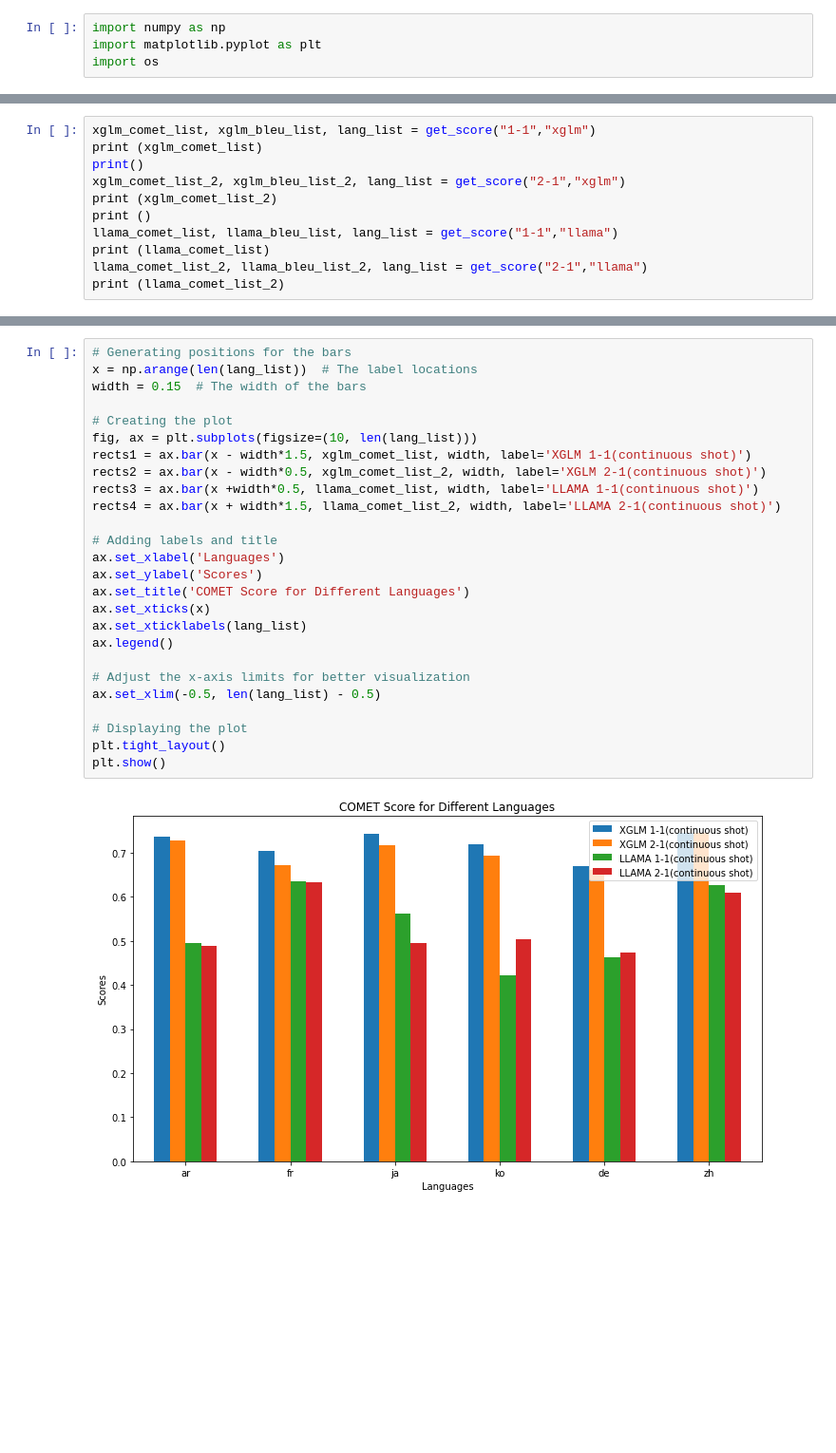
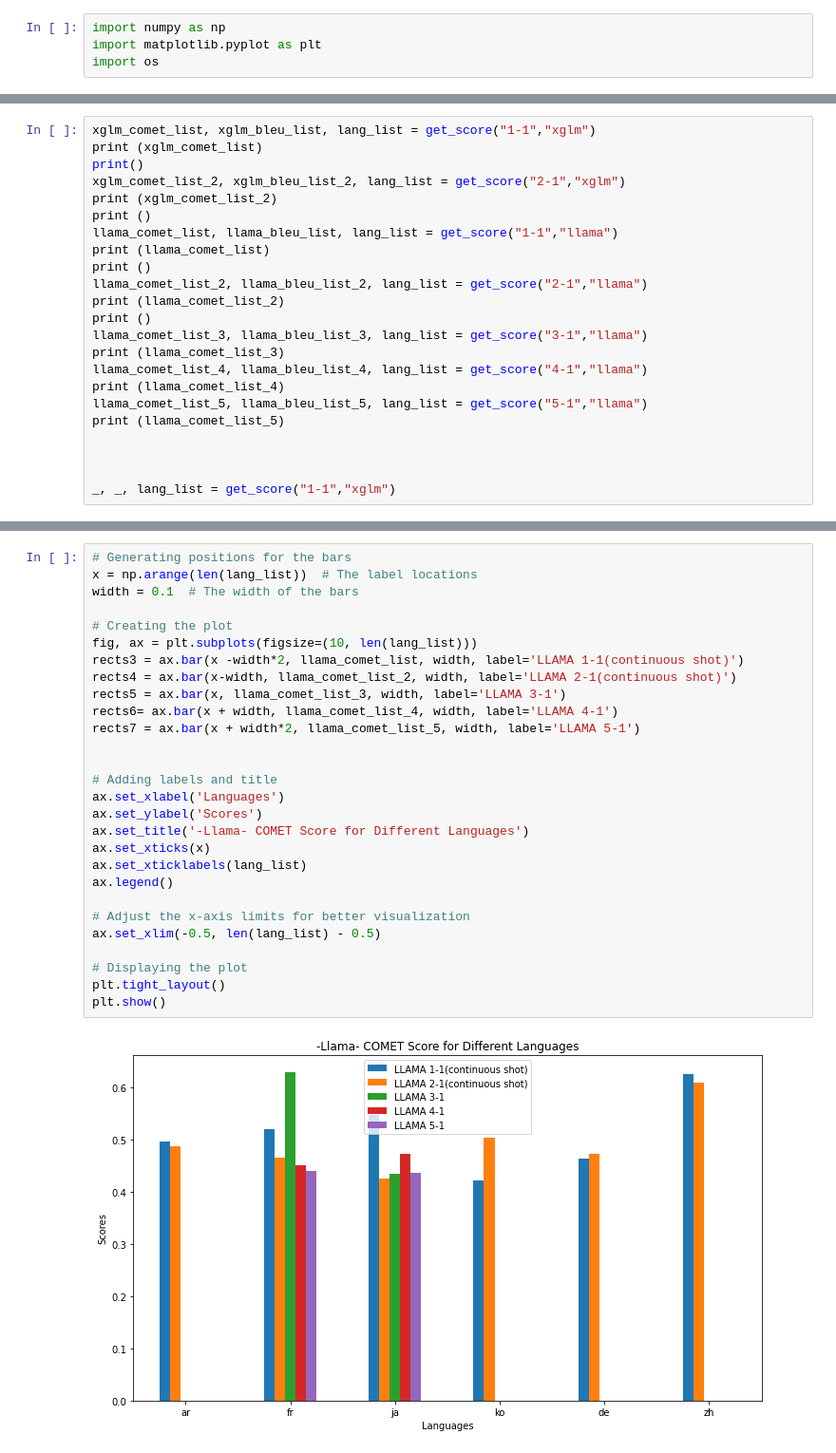
Before and after one commit to su0315/LLM_Contextual_Prompt_MT, a Jupyter notebook: notebook/result_visualization/context_size_comparison.ipynb, the cells around one changed output, grey strips where cells are left out. Shown at 95% size. Saved outputs shown, nothing was run; the diff lists cells and outputs as text; blank space fills up the shorter version.

```diff
--- a/notebook/result_visualization/context_size_comparison.ipynb
+++ b/notebook/result_visualization/context_size_comparison.ipynb
@@ -53,6 +51,18 @@ print (xglm_comet_list_2)
 print ()
 llama_comet_list, llama_bleu_list, lang_list = get_score("1-1","llama")
 print (llama_comet_list)
+print ()
 llama_comet_list_2, llama_bleu_list_2, lang_list = get_score("2-1","llama")
 print (llama_comet_list_2)
+print ()
+llama_comet_list_3, llama_bleu_list_3, lang_list = get_score("3-1","llama")
+print (llama_comet_list_3)
+llama_comet_list_4, llama_bleu_list_4, lang_list = get_score("4-1","llama")
+print (llama_comet_list_4)
+llama_comet_list_5, llama_bleu_list_5, lang_list = get_score("5-1","llama")
+print (llama_comet_list_5)
+
+
+
+_, _, lang_list = get_score("1-1","xglm")
 # %% [output]
@@ -76,28 +106,30 @@ print (llama_comet_list_2)
 # %%
 # Generating positions for the bars
 x = np.arange(len(lang_list))  # The label locations
-width = 0.15  # The width of the bars
+width = 0.1  # The width of the bars
 
 # Creating the plot
 fig, ax = plt.subplots(figsize=(10, len(lang_list)))
-rects1 = ax.bar(x - width*1.5, xglm_comet_list, width, label='XGLM 1-1(continuous shot)')
-rects2 = ax.bar(x - width*0.5, xglm_comet_list_2, width, label='XGLM 2-1(continuous shot)')
-rects3 = ax.bar(x +width*0.5, llama_comet_list, width, label='LLAMA 1-1(continuous shot)')
-rects4 = ax.bar(x + width*1.5, llama_comet_list_2, width, label='LLAMA 2-1(continuous shot)')
+rects3 = ax.bar(x -width*2, llama_comet_list, width, label='LLAMA 1-1(continuous shot)')
+rects4 = ax.bar(x-width, llama_comet_list_2, width, label='LLAMA 2-1(continuous shot)')
+rects5 = ax.bar(x, llama_comet_list_3, width, label='LLAMA 3-1')
+rects6= ax.bar(x + width, llama_comet_list_4, width, label='LLAMA 4-1')
+rects7 = ax.bar(x + width*2, llama_comet_list_5, width, label='LLAMA 5-1')
+
 
 # Adding labels and title
 ax.set_xlabel('Languages')
 ax.set_ylabel('Scores')
-ax.set_title('COMET Score for Different Languages')
+ax.set_title('-Llama- COMET Score for Different Languages')
 ax.set_xticks(x)
 ax.set_xticklabels(lang_list)
 ax.legend()
 
 # Adjust the x-axis limits for better visualization
 ax.set_xlim(-0.5, len(lang_list) - 0.5)
 
 # Displaying the plot
 plt.tight_layout()
 plt.show()
 # %% [output]
-[figure, old version]
+[figure, new version]
```
Also changed, not shown: parts of 5 cells of this notebook, 4 other files.
